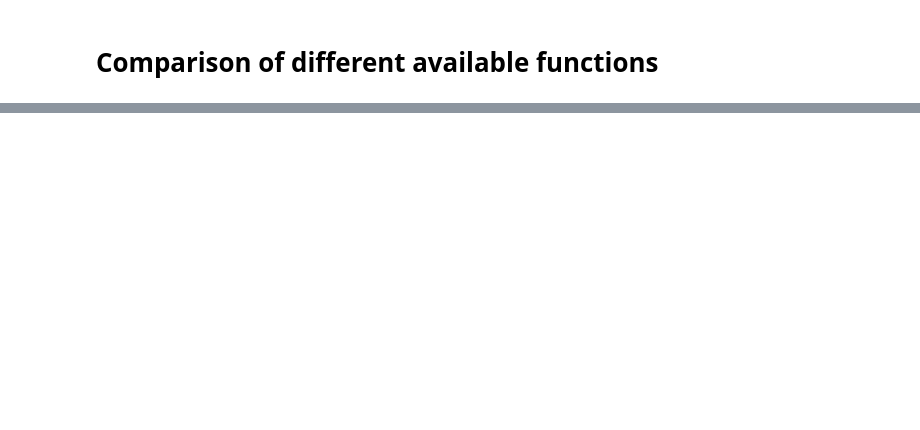
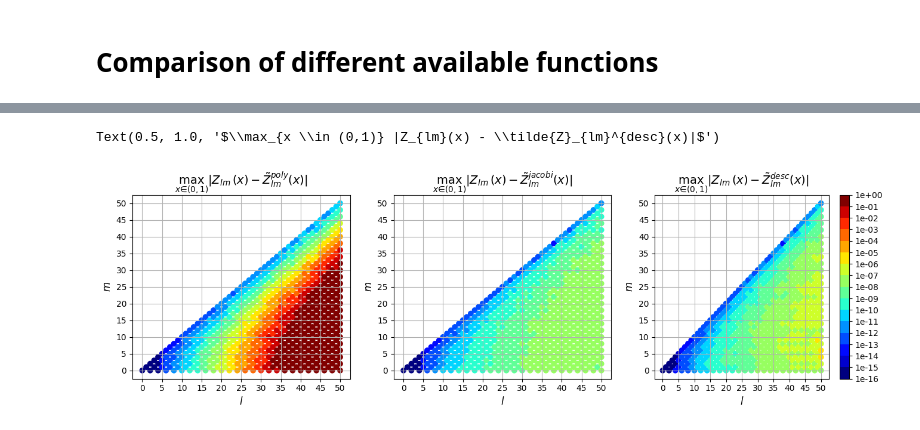
Before and after one commit to PlasmaControl/FastZernike, a Jupyter notebook: notebooks/benchmarks.ipynb, the cells around one changed output, grey strips where cells are left out. Saved outputs shown, nothing was run; the diff lists cells and outputs as text; code cells hidden in the pictures; blank space fills up the shorter version.

```diff
--- a/notebooks/benchmarks.ipynb
+++ b/notebooks/benchmarks.ipynb
@@ -148,3 +257,55 @@ Text(0.5, 1.0, '$\\max_{x \\in (0,1)} |Z_{lm}(x) - \\tilde{Z}_{lm}^{desc}(x)|$')
+# %%
+fig, ax = plt.subplots(1, 3, squeeze=True, figsize=(16, 4))
+im = ax[0].scatter(
+    basis.modes[:, 0],
+    basis.modes[:, 1],
+    c=np.max(abs(zp3 - zt3), axis=0),
+    norm=norm,
+    cmap=cmap,
+)
+im = ax[1].scatter(
+    basis.modes[:, 0],
+    basis.modes[:, 1],
+    c=np.max(abs(zr3 - zt3), axis=0),
+    norm=norm,
+    cmap=cmap,
+)
+im = ax[2].scatter(
+    basis.modes[:, 0],
+    basis.modes[:, 1],
+    c=np.max(abs(zd3 - zt3), axis=0),
+    norm=norm,
+    cmap=cmap,
+)
+cbar = fig.colorbar(im, ticks=bounds)
+cbar.ax.set_yticklabels(["{:.0e}".format(foo) for foo in bounds])
+ax[0].grid(True)
+ax[1].grid(True)
+ax[2].grid(True)
+ax[0].set_xticks(np.arange(0, res+1, 5))
+ax[0].set_yticks(np.arange(0, res+1, 5))
+ax[1].set_xticks(np.arange(0, res+1, 5))
+ax[1].set_yticks(np.arange(0, res+1, 5))
+ax[2].set_xticks(np.arange(0, res+1, 5))
+ax[2].set_yticks(np.arange(0, res+1, 5))
+ax[0].set_xlabel("$l$", fontsize=12)
+ax[0].set_ylabel("$m$", fontsize=12)
+ax[1].set_xlabel("$l$", fontsize=12)
+ax[1].set_ylabel("$m$", fontsize=12)
+ax[2].set_xlabel("$l$", fontsize=12)
+ax[2].set_ylabel("$m$", fontsize=12)
+ax[0].set_title(
+    "$\\max_{x \\in (0,1)} |Z_{lm}(x) - \\tilde{Z}_{lm}^{poly}(x)|$", fontsize=14
+)
+ax[1].set_title(
+    "$\\max_{x \\in (0,1)} |Z_{lm}(x) - \\tilde{Z}_{lm}^{jacobi}(x)|$", fontsize=14
+)
+ax[2].set_title(
+    "$\\max_{x \\in (0,1)} |Z_{lm}(x) - \\tilde{Z}_{lm}^{desc}(x)|$", fontsize=14
+)
+# %% [output]
+Text(0.5, 1.0, '$\\max_{x \\in (0,1)} |Z_{lm}(x) - \\tilde{Z}_{lm}^{desc}(x)|$')
+[figure, added]
 # %%
 import jax
 def fun1(basis, r):
```
Also changed, not shown: parts of 9 cells of this notebook, 1 other file.
